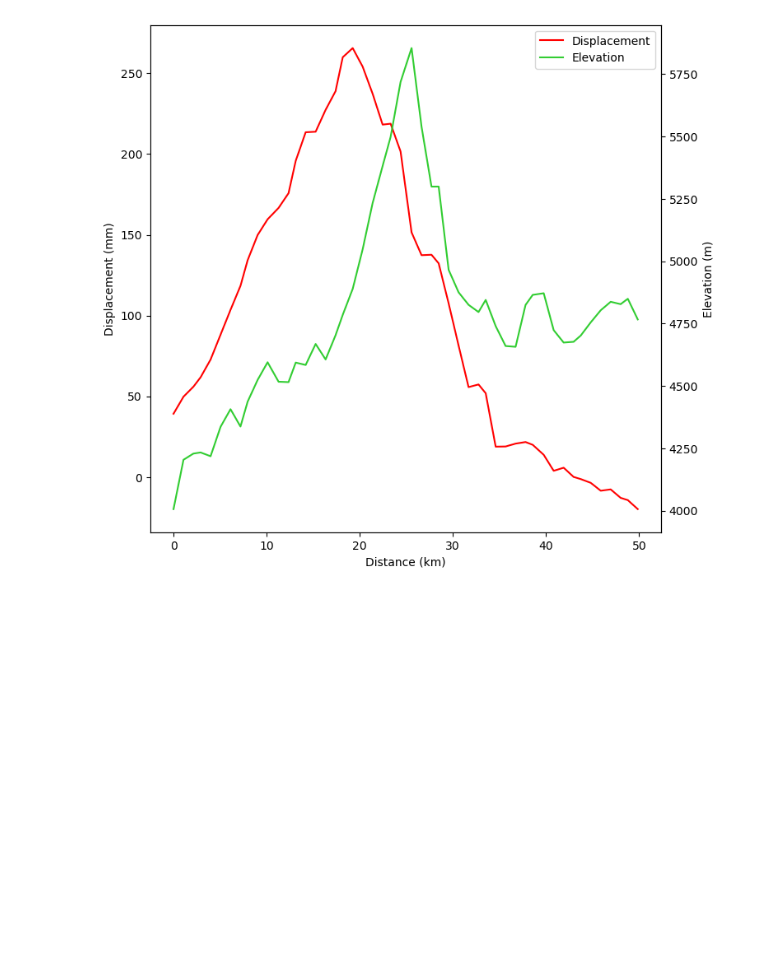
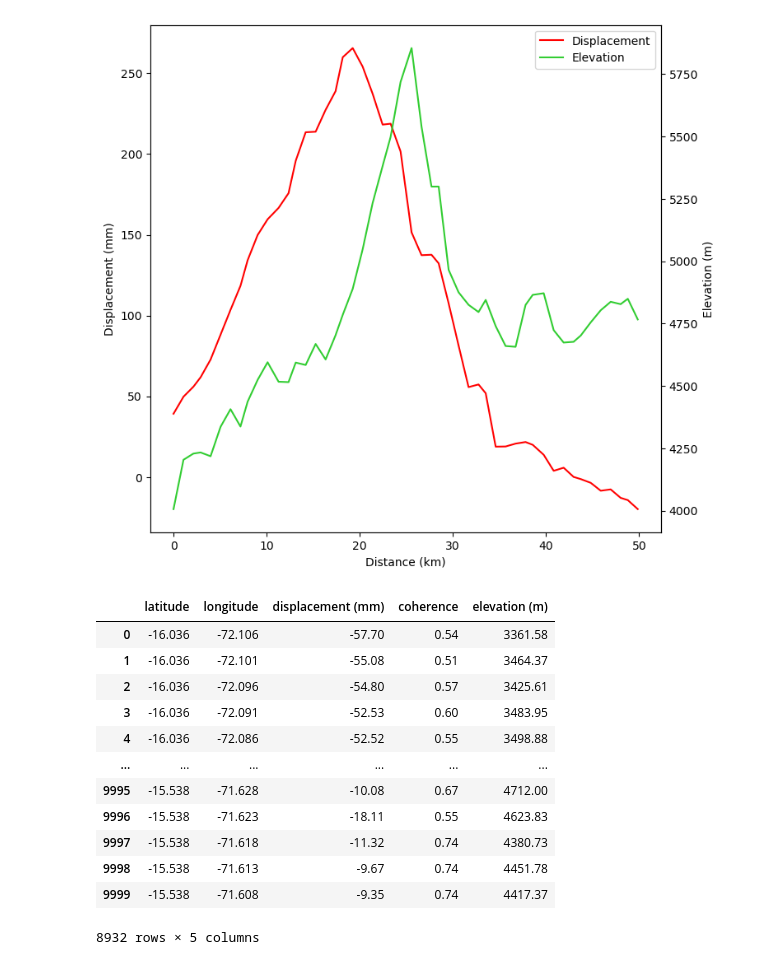
Before and after one commit to GPGN-268/SP2024-FP06-volcano, a Jupyter notebook: notebooks/dev-deformation.ipynb, the cells around one changed output. Saved outputs shown, nothing was run; the diff lists cells and outputs as text; code cells hidden in the pictures; blank space fills up the shorter version.

```diff
--- a/notebooks/dev-deformation.ipynb
+++ b/notebooks/dev-deformation.ipynb
@@ -57,0 +66,16 @@ ax1.legend(lines + lines2, labels + labels2)
+# %%
+deformation_data
+# %% [output]
+|  | latitude | longitude | displacement (mm) | coherence | elevation (m) |
+| 0 | -16.036 | -72.106 | -57.70 | 0.54 | 3361.58 |
+| 1 | -16.036 | -72.101 | -55.08 | 0.51 | 3464.37 |
+| 2 | -16.036 | -72.096 | -54.80 | 0.57 | 3425.61 |
+| 3 | -16.036 | -72.091 | -52.53 | 0.60 | 3483.95 |
+| 4 | -16.036 | -72.086 | -52.52 | 0.55 | 3498.88 |
+| ... | ... | ... | ... | ... | ... |
+| 9995 | -15.538 | -71.628 | -10.08 | 0.67 | 4712.00 |
+| 9996 | -15.538 | -71.623 | -18.11 | 0.55 | 4623.83 |
+| 9997 | -15.538 | -71.618 | -11.32 | 0.74 | 4380.73 |
+| 9998 | -15.538 | -71.613 | -9.67 | 0.74 | 4451.78 |
+| 9999 | -15.538 | -71.608 | -9.35 | 0.74 | 4417.37 |
+8932 rows × 5 columns
```
Also changed, not shown: parts of 5 cells of this notebook.
